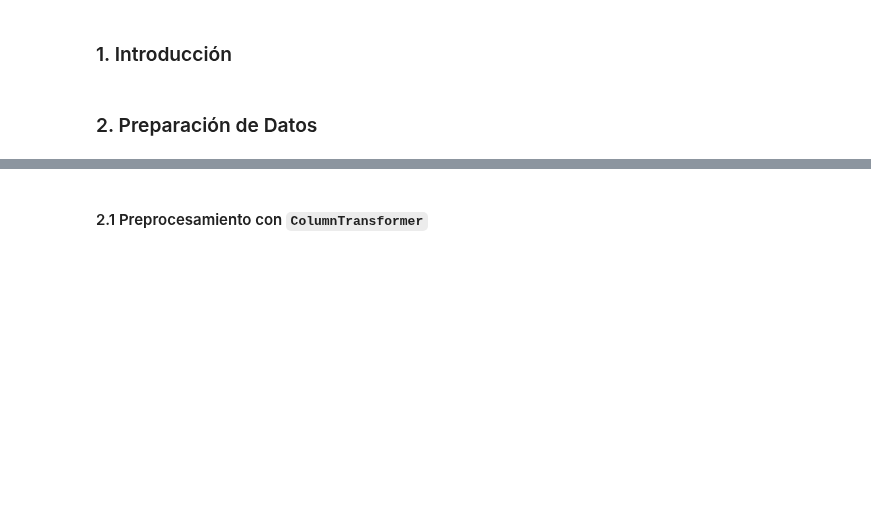
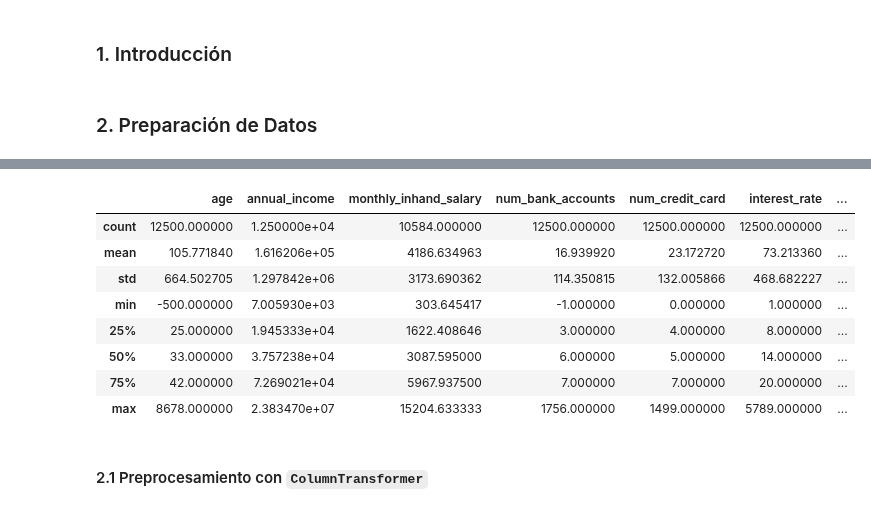
Before and after one commit to SimonSanfeliu/MDS7202-BS, a Jupyter notebook: Proyecto2/Proyecto2_Becerra_Sanfeliu.ipynb, the cells around one changed output, grey strips where cells are left out. Saved outputs shown, nothing was run; the diff lists cells and outputs as text; code cells hidden in the pictures; blank space fills up the shorter version.

```diff
--- a/Proyecto2/Proyecto2_Becerra_Sanfeliu.ipynb
+++ b/Proyecto2/Proyecto2_Becerra_Sanfeliu.ipynb
@@ -21,0 +53,12 @@
+# %%
+data.describe()
+# %% [output]
+|  | age | annual_income | monthly_inhand_salary | num_bank_accounts | num_credit_card | interest_rate | ... |
+| count | 12500.000000 | 1.250000e+04 | 10584.000000 | 12500.000000 | 12500.000000 | 12500.000000 | ... |
+| mean | 105.771840 | 1.616206e+05 | 4186.634963 | 16.939920 | 23.172720 | 73.213360 | ... |
+| std | 664.502705 | 1.297842e+06 | 3173.690362 | 114.350815 | 132.005866 | 468.682227 | ... |
+| min | -500.000000 | 7.005930e+03 | 303.645417 | -1.000000 | 0.000000 | 1.000000 | ... |
+| 25% | 25.000000 | 1.945333e+04 | 1622.408646 | 3.000000 | 4.000000 | 8.000000 | ... |
+| 50% | 33.000000 | 3.757238e+04 | 3087.595000 | 6.000000 | 5.000000 | 14.000000 | ... |
+| 75% | 42.000000 | 7.269021e+04 | 5967.937500 | 7.000000 | 7.000000 | 20.000000 | ... |
+| max | 8678.000000 | 2.383470e+07 | 15204.633333 | 1756.000000 | 1499.000000 | 5789.000000 | ... |
```
Also changed, not shown: parts of 13 cells of this notebook.
